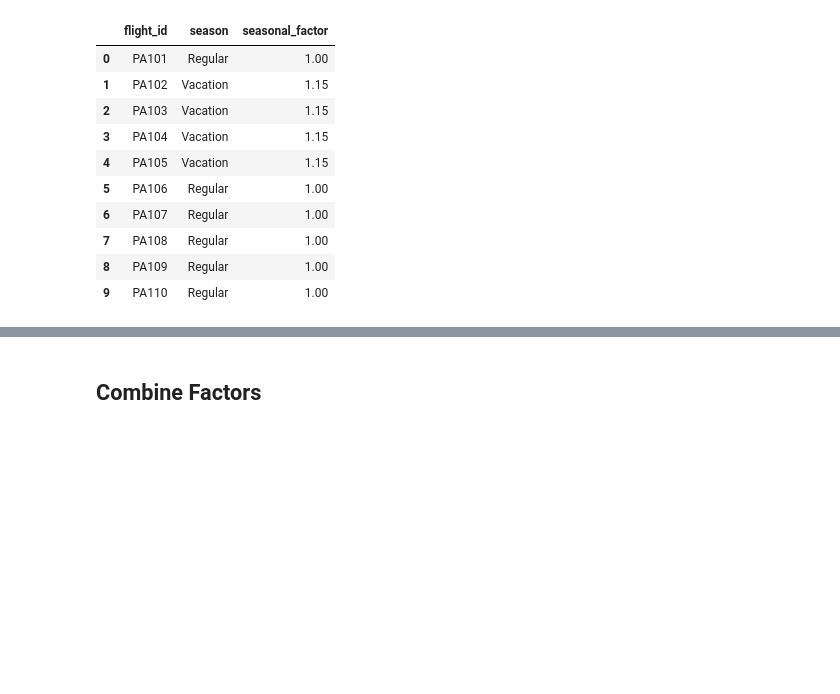
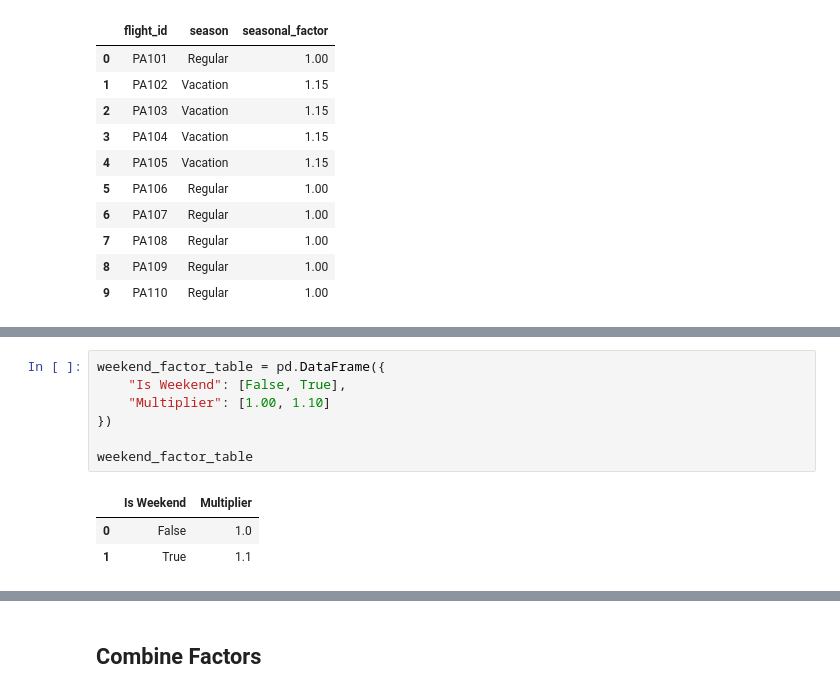
Before and after one commit to Jellia1225/mmaGroup9_Project, a Jupyter notebook: price_model.ipynb, the cells around one changed output, grey strips where cells are left out. Drawn from its saved outputs; the diff is of its cells as text; blank space fills up the shorter version.

```diff
--- a/price_model.ipynb
+++ b/price_model.ipynb
@@ -308,0 +325,11 @@ flights[
+# %%
+weekend_factor_table = pd.DataFrame({
+    "Is Weekend": [False, True],
+    "Multiplier": [1.00, 1.10]
+})
+
+weekend_factor_table
+# %% [output]
+|  | Is Weekend | Multiplier |
+| 0 | False | 1.0 |
+| 1 | True | 1.1 |
```
Also changed, not shown: parts of 7 cells of this notebook.
